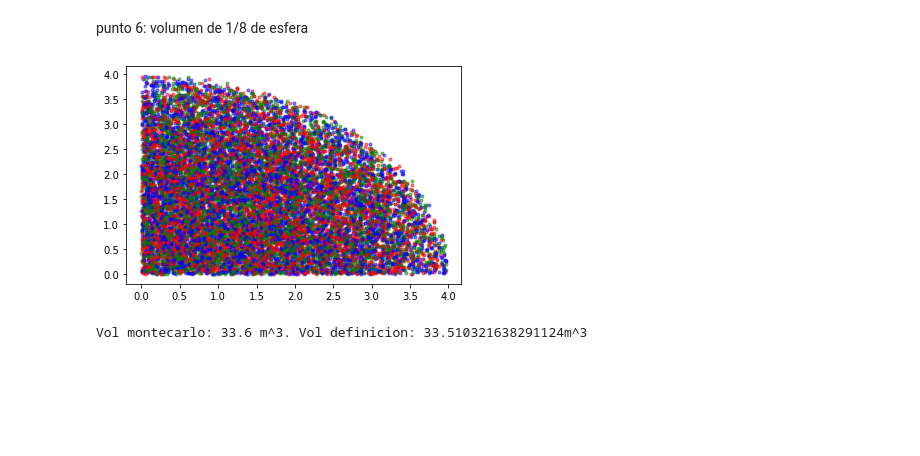
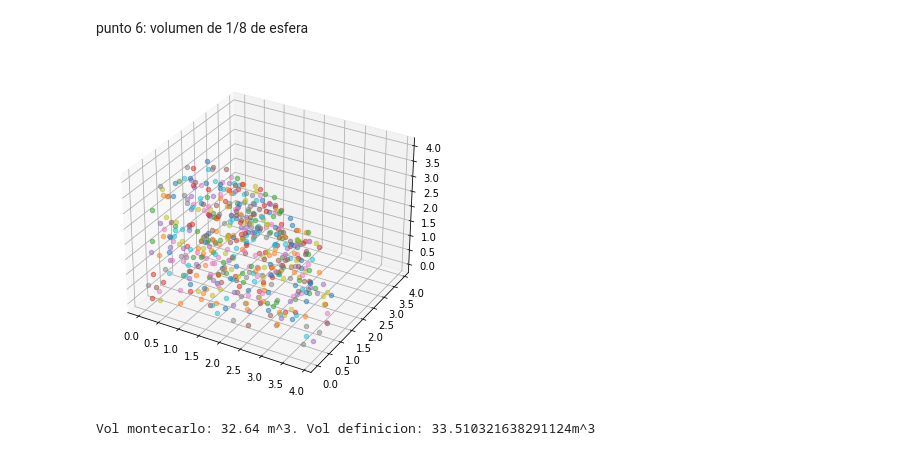
Before and after one commit to dai-dominikow/INSPT-computacion3, a Jupyter notebook: Trabajos-practicos/TP6 - montecarlo.ipynb, the cells around one changed output. Cells and saved outputs as stored; diff of their text form; code cells hidden in the pictures; blank space fills up the shorter version.

Commit message:
add 3d plot Montecarlo

```diff
--- a/Trabajos-practicos/TP6 - montecarlo.ipynb
+++ b/Trabajos-practicos/TP6 - montecarlo.ipynb
@@ -104,30 +106,29 @@ print(solucion)
 punto 6: volumen de 1/8 de esfera
 # %%
 suma = 0
-N = 10000
+N = 1000
 R = 4
+fig = plt.figure(figsize=(6,6))
+ax = fig.add_subplot( projection='3d')
 
 for i in range (N):
     #como los nros son positivos, va a estar en el primer octante
     x = rnd.random() * R
     y = rnd.random() * R
     z = rnd.random() * R
     d = x**2 + y**2
 
     if R**2 >= d :
         if z <=  m.sqrt(R**2 - d):
                 suma = suma + 1
-                plt.plot(x,y,'.g',alpha=0.5)
-                plt.plot(x,z,'.b',alpha=0.5)
-                plt.plot(z,y,'.r',alpha=0.5)
-
+                ax.scatter(x,y,z, alpha=0.5)
 
 plt.show()
 integral = suma / N
 vol_recinto = R * R * R
 vol_mc = integral * vol_recinto
 vol_def = ((4/3) * m.pi * R**3 )/ 8
 print('Vol montecarlo: '+ str(vol_mc) + ' m^3. Vol definicion: ' + str(vol_def) + 'm^3' )
 # %% [output]
-[figure, old version]
+[figure, new version]
-Vol montecarlo: 33.6 m^3. Vol definicion: 33.510321638291124m^3
+Vol montecarlo: 32.64 m^3. Vol definicion: 33.510321638291124m^3
```
Also changed, not shown: parts of 1 cell of this notebook.
